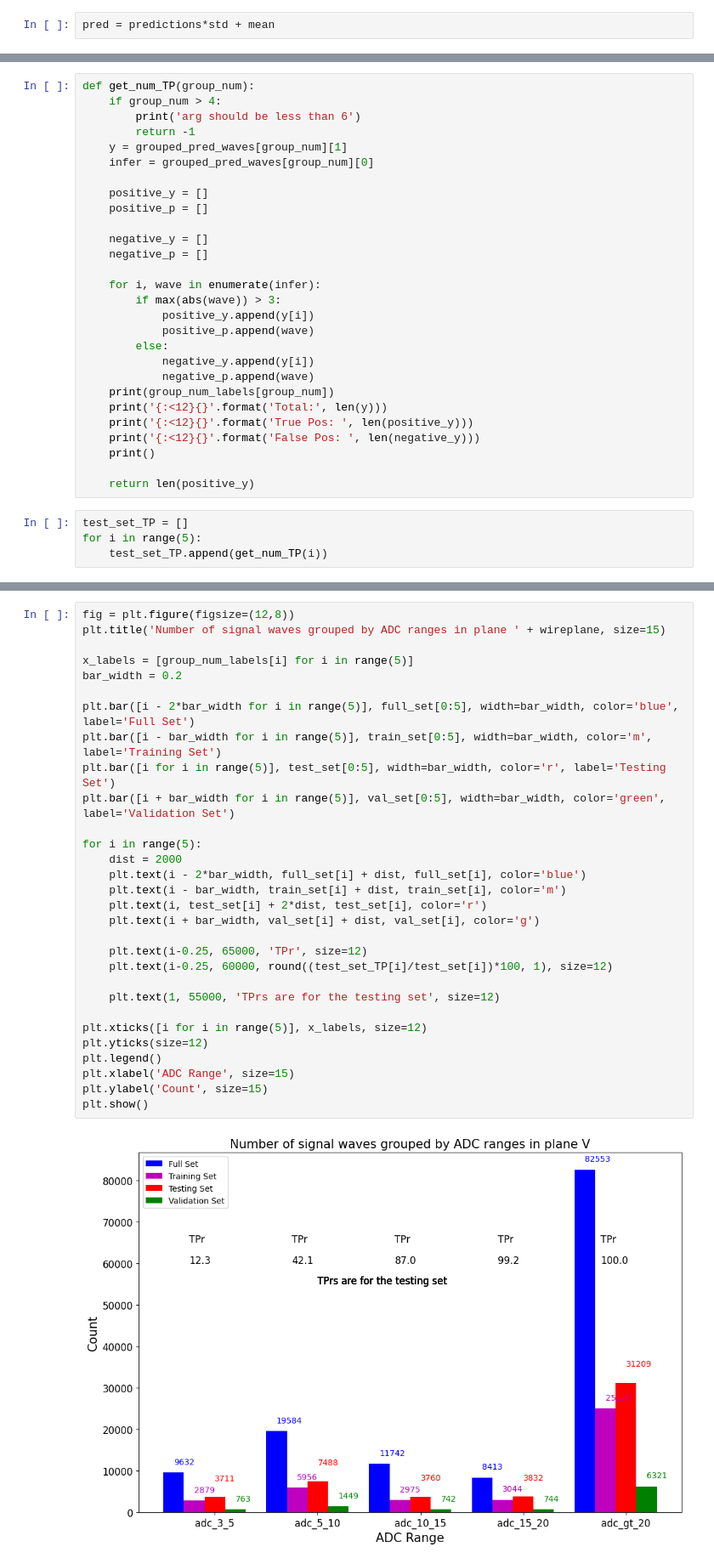
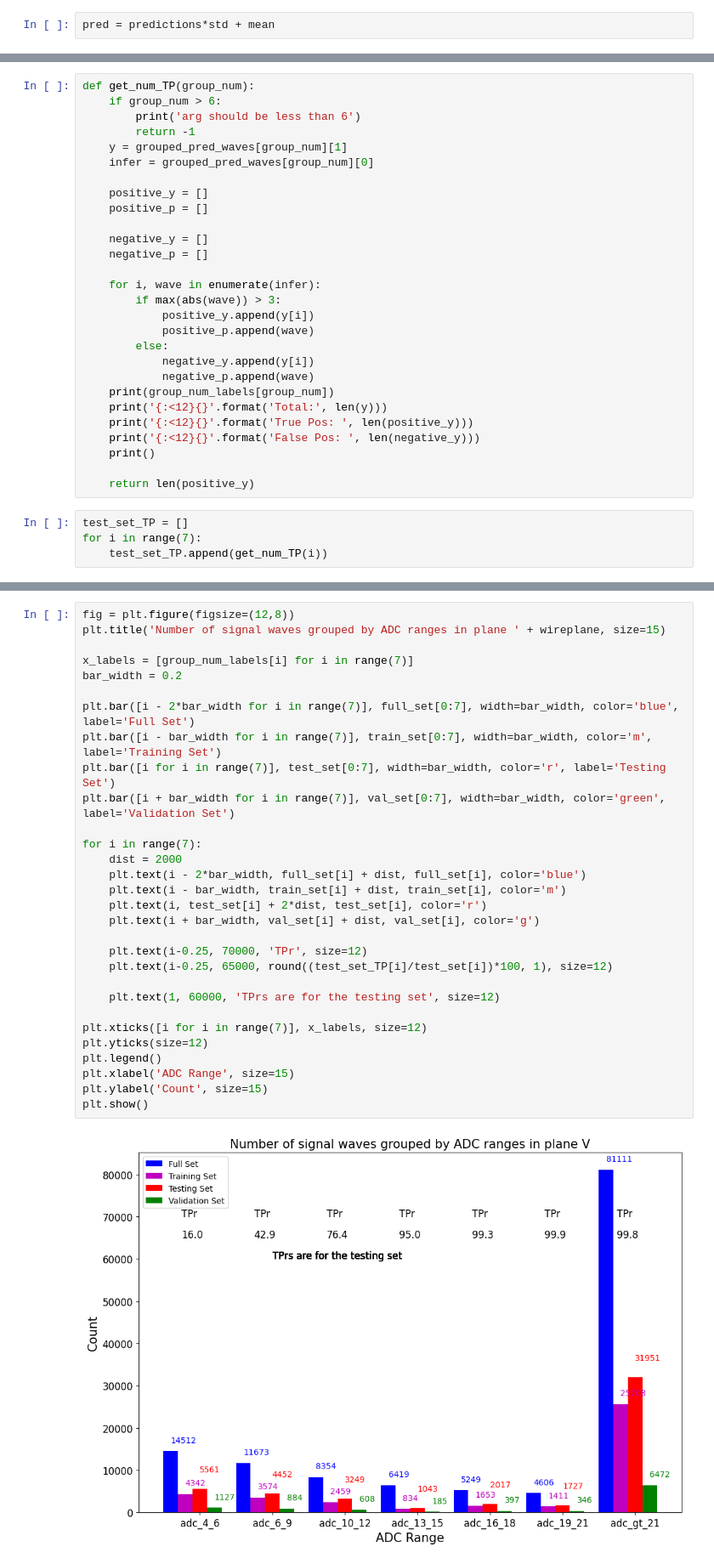
Before and after one commit to In-storage-compute/LArTPC-1DCNN-AutoEncoder, a Jupyter notebook: Neutrino-Trained-New-Dataset/AutoEncoder-Current/explore_dataset_V.ipynb, the cells around one changed output, grey strips where cells are left out. Shown at 85% size. Cells and saved outputs as stored; diff of their text form.

Commit message:
update adc grouping

```diff
--- a/Neutrino-Trained-New-Dataset/AutoEncoder-Current/explore_dataset_V.ipynb
+++ b/Neutrino-Trained-New-Dataset/AutoEncoder-Current/explore_dataset_V.ipynb
@@ -423,6 +440,6 @@ grouped_pred_waves = adc_grouping(pred, y_test)
 # %%
 def get_num_TP(group_num):
-    if group_num > 4:
+    if group_num > 6:
         print('arg should be less than 6')
         return -1
     y = grouped_pred_waves[group_num][1]
@@ -450,6 +467,6 @@ def get_num_TP(group_num):
     return len(positive_y)
 # %%
 test_set_TP = []
-for i in range(5):
+for i in range(7):
     test_set_TP.append(get_num_TP(i))
 # %% [output]
@@ -477,32 +494,32 @@ full_set[5]
 # %%
 fig = plt.figure(figsize=(12,8))
 plt.title('Number of signal waves grouped by ADC ranges in plane ' + wireplane, size=15)
 
-x_labels = [group_num_labels[i] for i in range(5)]
+x_labels = [group_num_labels[i] for i in range(7)]
 bar_width = 0.2
 
-plt.bar([i - 2*bar_width for i in range(5)], full_set[0:5], width=bar_width, color='blue', label='Full Set')
-plt.bar([i - bar_width for i in range(5)], train_set[0:5], width=bar_width, color='m', label='Training Set')
-plt.bar([i for i in range(5)], test_set[0:5], width=bar_width, color='r', label='Testing Set')
-plt.bar([i + bar_width for i in range(5)], val_set[0:5], width=bar_width, color='green', label='Validation Set')
+plt.bar([i - 2*bar_width for i in range(7)], full_set[0:7], width=bar_width, color='blue', label='Full Set')
+plt.bar([i - bar_width for i in range(7)], train_set[0:7], width=bar_width, color='m', label='Training Set')
+plt.bar([i for i in range(7)], test_set[0:7], width=bar_width, color='r', label='Testing Set')
+plt.bar([i + bar_width for i in range(7)], val_set[0:7], width=bar_width, color='green', label='Validation Set')
 
-for i in range(5):
+for i in range(7):
     dist = 2000
     plt.text(i - 2*bar_width, full_set[i] + dist, full_set[i], color='blue')
     plt.text(i - bar_width, train_set[i] + dist, train_set[i], color='m')
     plt.text(i, test_set[i] + 2*dist, test_set[i], color='r')
     plt.text(i + bar_width, val_set[i] + dist, val_set[i], color='g')
 
-    plt.text(i-0.25, 65000, 'TPr', size=12)
-    plt.text(i-0.25, 60000, round((test_set_TP[i]/test_set[i])*100, 1), size=12)
+    plt.text(i-0.25, 70000, 'TPr', size=12)
+    plt.text(i-0.25, 65000, round((test_set_TP[i]/test_set[i])*100, 1), size=12)
 
-    plt.text(1, 55000, 'TPrs are for the testing set', size=12)
+    plt.text(1, 60000, 'TPrs are for the testing set', size=12)
 
-plt.xticks([i for i in range(5)], x_labels, size=12)
+plt.xticks([i for i in range(7)], x_labels, size=12)
 plt.yticks(size=12)
 plt.legend()
 plt.xlabel('ADC Range', size=15)
 plt.ylabel('Count', size=15)
 plt.show()
 # %% [output]
-[figure, old version]
+[figure, new version]
```
Also changed, not shown: parts of 10 cells of this notebook.
